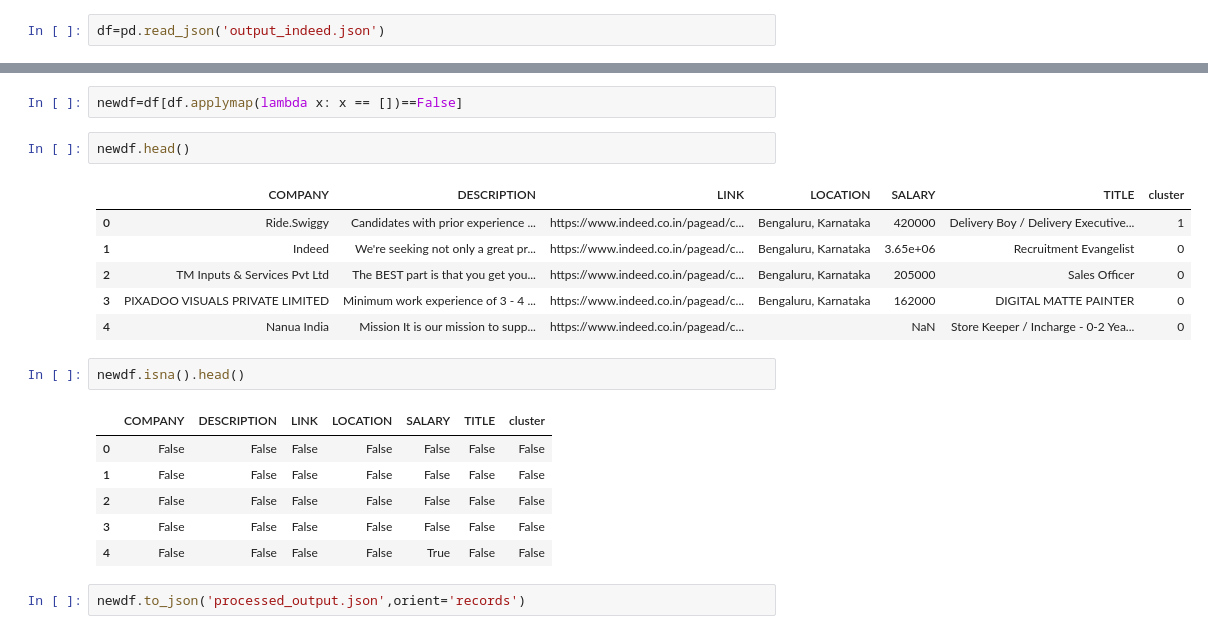
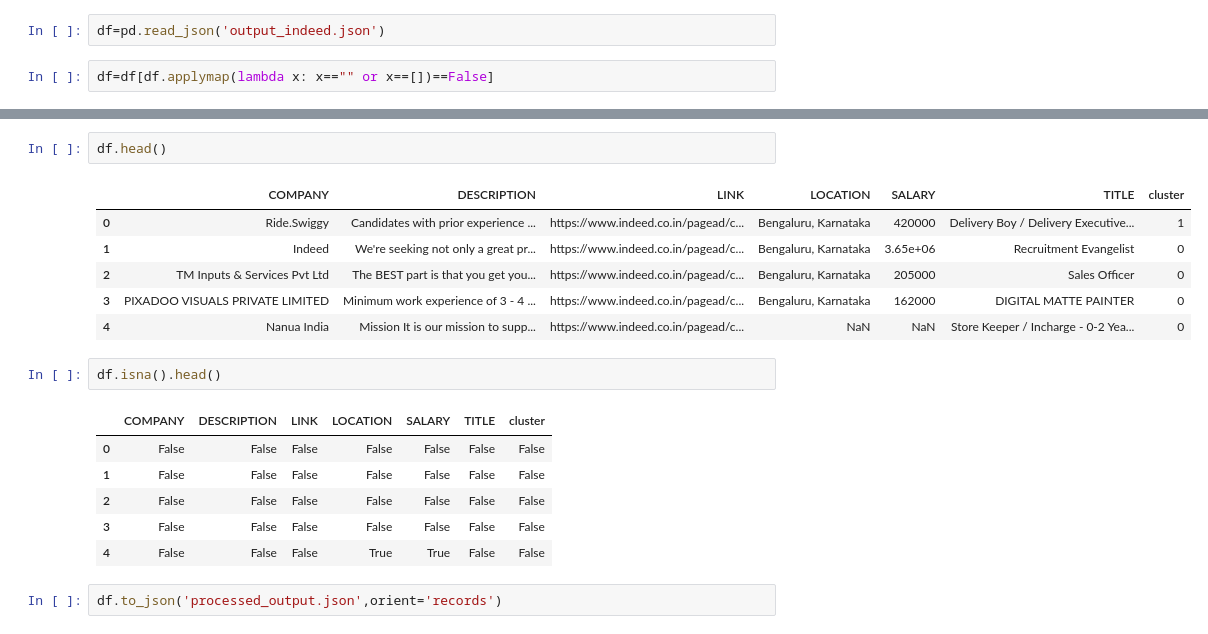
Before and after one commit to CinnamonRolls1/job-searcher-webapp, a Jupyter notebook: preprocessing.ipynb, the cells around one changed output, grey strips where cells are left out. Drawn from its saved outputs; the diff is of its cells as text.

```diff
--- a/preprocessing.ipynb
+++ b/preprocessing.ipynb
@@ -3,6 +3,8 @@ import pandas as pd
 import numpy as np
 # %%
 df=pd.read_json('output_indeed.json')
+# %%
+df=df[df.applymap(lambda x: x=="" or x==[])==False]
 # %%
 df
 # %% [output]
@@ -26,23 +28,21 @@ df
 9312 rows × 7 columns
-# %%
-newdf=df[df.applymap(lambda x: x == [])==False]
 # %%
-newdf.head()
+df.head()
 # %% [output]
 |  | COMPANY | DESCRIPTION | LINK | LOCATION | SALARY | TITLE | cluster |
 | 0 | Ride.Swiggy | Candidates with prior experience ... | https://www.indeed.co.in/pagead/c... | Bengaluru, Karnataka | 420000 | Delivery Boy / Delivery Executive... | 1 |
 | 1 | Indeed | We're seeking not only a great pr... | https://www.indeed.co.in/pagead/c... | Bengaluru, Karnataka | 3.65e+06 | Recruitment Evangelist | 0 |
 | 2 | TM Inputs & Services Pvt Ltd | The BEST part is that you get you... | https://www.indeed.co.in/pagead/c... | Bengaluru, Karnataka | 205000 | Sales Officer | 0 |
 | 3 | PIXADOO VISUALS PRIVATE LIMITED | Minimum work experience of 3 - 4 ... | https://www.indeed.co.in/pagead/c... | Bengaluru, Karnataka | 162000 | DIGITAL MATTE PAINTER | 0 |
-| 4 | Nanua India | Mission It is our mission to supp... | https://www.indeed.co.in/pagead/c... |  | NaN | Store Keeper / Incharge - 0-2 Yea... | 0 |
+| 4 | Nanua India | Mission It is our mission to supp... | https://www.indeed.co.in/pagead/c... | NaN | NaN | Store Keeper / Incharge - 0-2 Yea... | 0 |
 # %%
-newdf.isna().head()
+df.isna().head()
 # %% [output]
 |  | COMPANY | DESCRIPTION | LINK | LOCATION | SALARY | TITLE | cluster |
 | 0 | False | False | False | False | False | False | False |
 | 1 | False | False | False | False | False | False | False |
 | 2 | False | False | False | False | False | False | False |
 | 3 | False | False | False | False | False | False | False |
-| 4 | False | False | False | False | True | False | False |
+| 4 | False | False | False | True | True | False | False |
 # %%
-newdf.to_json('processed_output.json',orient='records')
+df.to_json('processed_output.json',orient='records')
```
Also changed, not shown: parts of 1 cell of this notebook, 1 other file.
